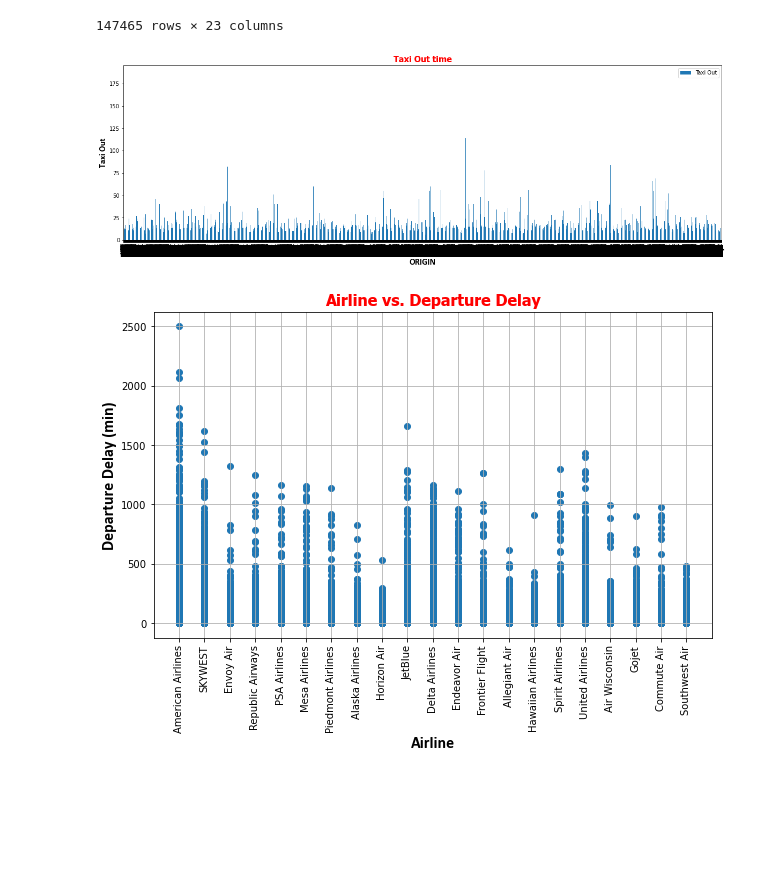
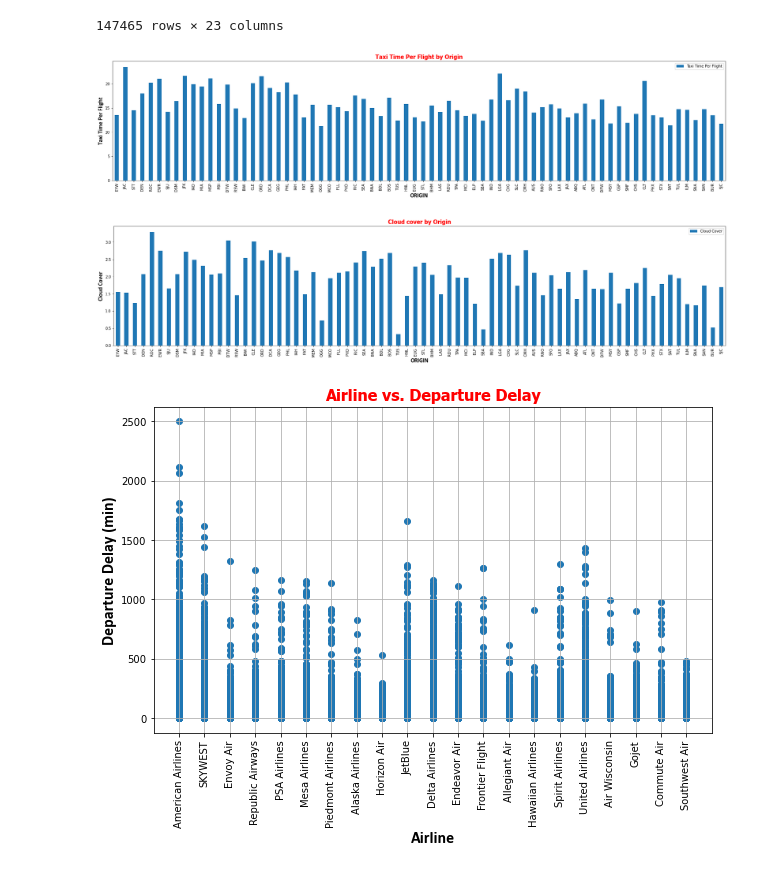
Before and after one commit to ggiudice98/Project1, a Jupyter notebook: january_flight .ipynb, the cells around one changed output. Drawn from its saved outputs; the diff is of its cells as text; code cells hidden in the pictures; blank space fills up the shorter version.

```diff
--- a/january_flight .ipynb
+++ b/january_flight .ipynb
@@ -128,16 +128,27 @@ delay_flight
 | 436594 | 31-01-2022 | 31 | 1 | 2022 | Southwest Air | LAS | AUS | 31-01-2022 13:18 | ... |
 147465 rows × 23 columns
 # %%
-# Build Bar chart for Factors affect for flight delays (ORIGIN vs Taxi Out)
+# Build bar chart for ORIGIN vs. Taxi Time Per Flight
 
-factors_affect = delay_flight.plot.bar(x='ORIGIN', y='Taxi Out', rot=0, figsize=(20, 6))
-plt.title("Taxi Out time", fontdict={'family': 'Tahoma', 'color': 'red', 'weight': 'bold', 'size': 16})
-plt.xlabel("ORIGIN",fontdict={'family': 'Calibri', 'color': 'black', 'weight': 'bold', 'size': 16})
-plt.xticks(rotation=90)
-plt.ylabel("Taxi Out",fontdict={'family': 'Calibri', 'color': 'black', 'weight': 'bold', 'size': 16})
-plt.show(factors_affect)
+index_col = "ORIGIN"
+origin_delays.plot(kind= 'bar', y= 'Taxi Time Per Flight',figsize=(30, 6))
+plt.title('Taxi Time Per Flight by Origin',fontdict={'family': 'Tahoma', 'color': 'red', 'weight': 'bold', 'size': 16})
+plt.xlabel('ORIGIN',fontdict={'family': 'Calibri', 'color': 'black', 'weight': 'bold', 'size': 16})
+plt.ylabel('Taxi Time Per Flight',fontdict={'family': 'Calibri', 'color': 'black', 'weight': 'bold', 'size': 16})
+plt.show()
 # %% [output]
-[figure, old version]
+[figure, new version]
+# %%
+# Build bar chart for ORIGIN vs. Cloud Cover
+
+index_col = "ORIGIN"
+origin_delays.plot(kind= 'bar', y= 'Cloud Cover',figsize=(30, 6))
+plt.title('Cloud cover by Origin',fontdict={'family': 'Tahoma', 'color': 'red', 'weight': 'bold', 'size': 16})
+plt.xlabel('ORIGIN',fontdict={'family': 'Calibri', 'color': 'black', 'weight': 'bold', 'size': 16})
+plt.ylabel('Cloud Cover',fontdict={'family': 'Calibri', 'color': 'black', 'weight': 'bold', 'size': 16})
+plt.show()
+# %% [output]
+[figure, added]
 # %%
 # Build scatter plot for Airline vs. Departure Delay
 
```
Also changed, not shown: parts of 3 cells of this notebook.
